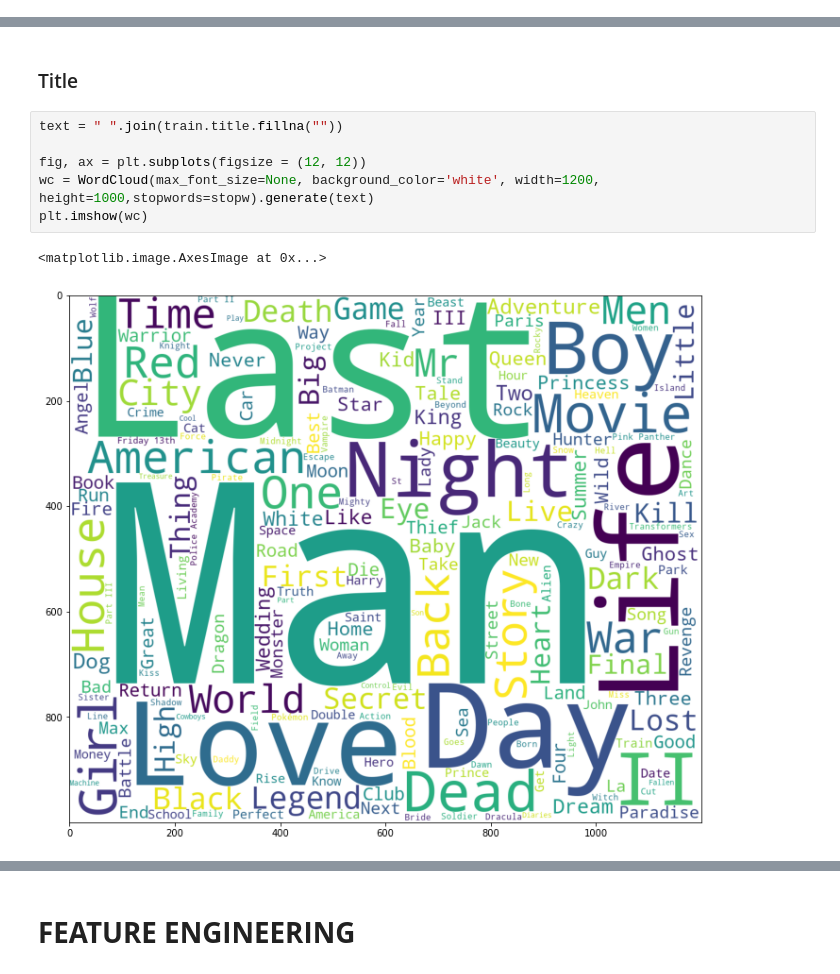
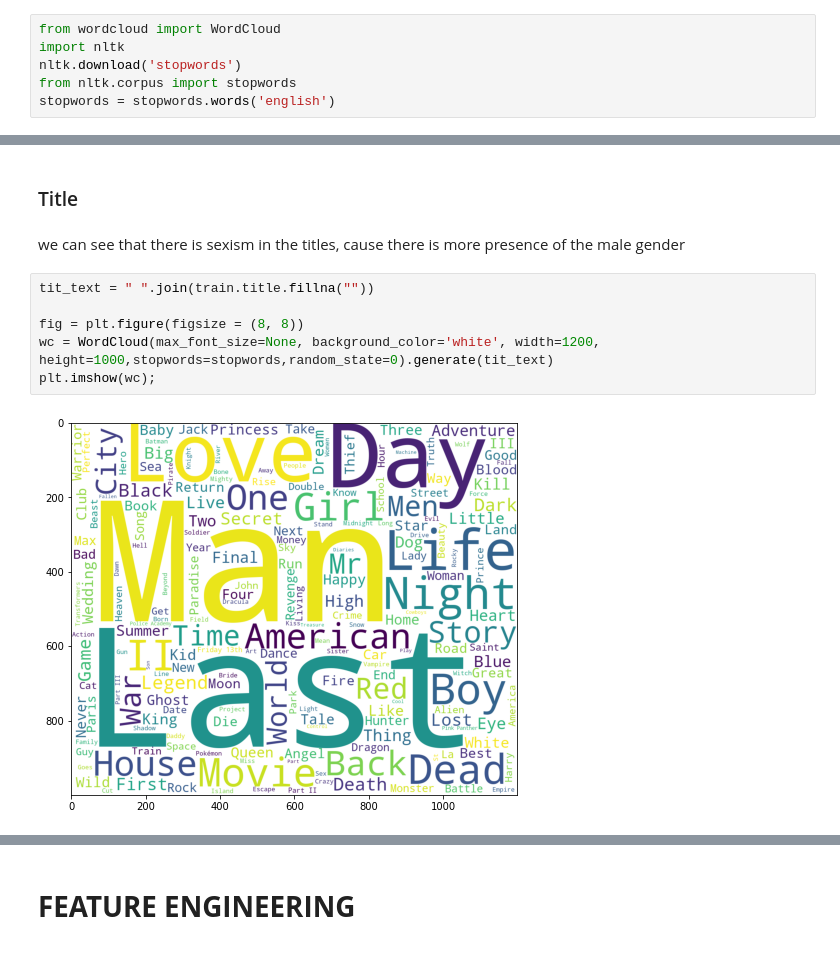
Before and after one commit to d0bando/Personal-Projects, a Jupyter notebook: Box_Office_Competition.ipynb, the cells around one changed output, grey strips where cells are left out. Drawn from its saved outputs; the diff is of its cells as text.

```diff
--- a/Box_Office_Competition.ipynb
+++ b/Box_Office_Competition.ipynb
@@ -2018,0 +2027,6 @@ train[nlp_cols].head(1)
+# %%
+from wordcloud import WordCloud
+import nltk
+nltk.download('stopwords')
+from nltk.corpus import stopwords
+stopwords = stopwords.words('english')
@@ -2046,11 +2133,12 @@ plt.imshow(wc)
 # %% [markdown]
 ### Title
+# %% [markdown]
+we can see that there is sexism in the titles, cause there is more presence of the male gender
 # %%
-text = " ".join(train.title.fillna(""))
+tit_text = " ".join(train.title.fillna(""))
 
-fig, ax = plt.subplots(figsize = (12, 12))
-wc = WordCloud(max_font_size=None, background_color='white', width=1200, height=1000,stopwords=stopw).generate(text)
-plt.imshow(wc)
+fig = plt.figure(figsize = (8, 8))
+wc = WordCloud(max_font_size=None, background_color='white', width=1200, height=1000,stopwords=stopwords,random_state=0).generate(tit_text)
+plt.imshow(wc);
 # %% [output]
-<matplotlib.image.AxesImage at 0x...>
-[figure, old version]
+[figure, new version]
```
Also changed, not shown: parts of 62 cells of this notebook.
